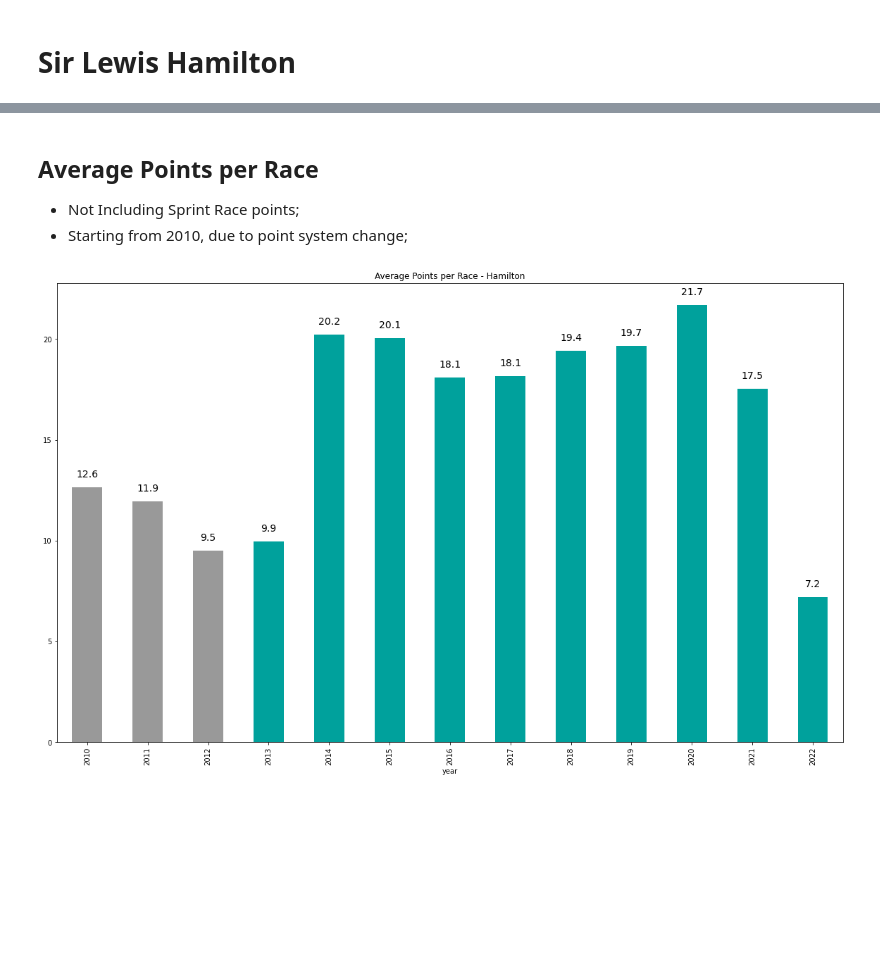
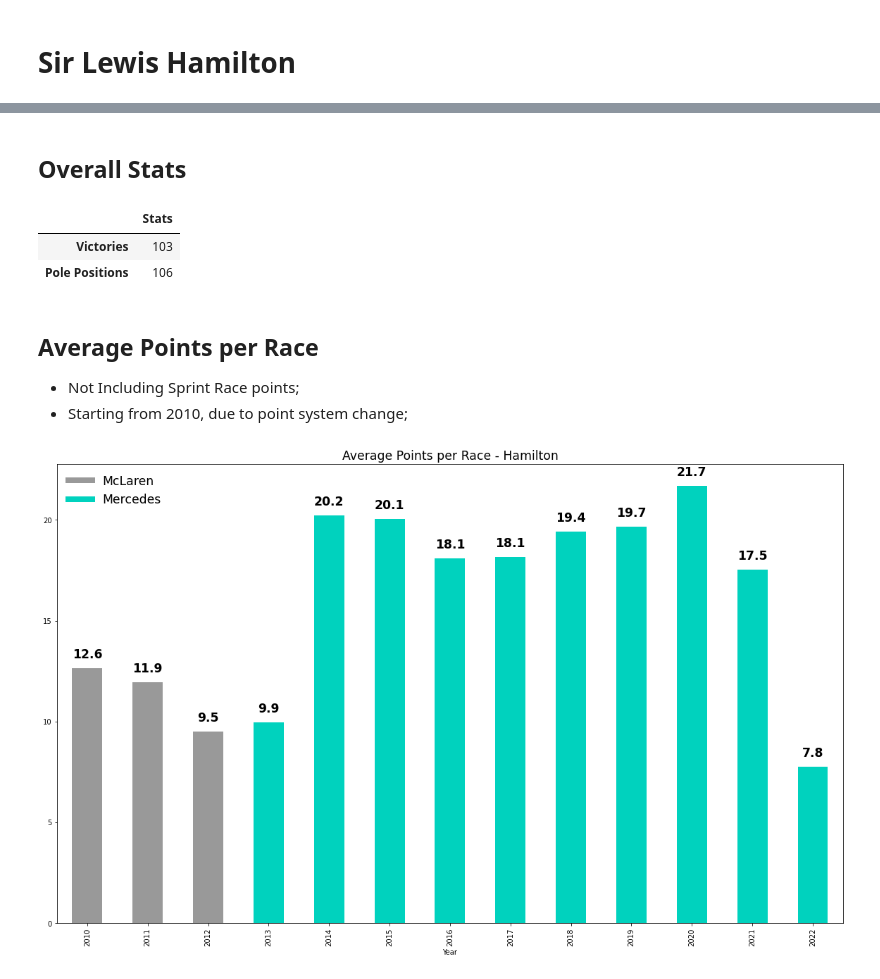
Before and after one commit to meunomemauricio/f1_data, a Jupyter notebook: notebooks/lewis_hamilton.ipynb, the cells around one changed output, grey strips where cells are left out. Saved outputs shown, nothing was run; the diff lists cells and outputs as text; code cells hidden in the pictures; blank space fills up the shorter version.

```diff
--- a/notebooks/lewis_hamilton.ipynb
+++ b/notebooks/lewis_hamilton.ipynb
@@ -55,18 +62,69 @@ colors = [
+# %% [markdown]
+## Overall Stats
+# %%
+victories = len(race_df[race_df["position"] == 1])
+poles = len(qual_df[qual_df["position"] == 1])
+
+pd.DataFrame(
+  data=[victories, poles],
+  index=["Victories", "Pole Positions"],
+  columns=["Stats"]
+)
+# %% [output]
+|  | Stats |
+| Victories | 103 |
+| Pole Positions | 106 |
+# %%
+MCLRN_COLOR = "#999999"  # Use old colors
+MERC_COLOR = TEAM_COLORS["Mercedes"]
+
+colors = [
+  MCLRN_COLOR,
+  MCLRN_COLOR,
+  MCLRN_COLOR,
+  MERC_COLOR,
+  MERC_COLOR,
+  MERC_COLOR,
+  MERC_COLOR,
+  MERC_COLOR,
+  MERC_COLOR,
+  MERC_COLOR,
+  MERC_COLOR,
+  MERC_COLOR,
+  MERC_COLOR,
+]
 # %% [markdown]
 ## Average Points per Race
 
 * Not Including Sprint Race points;
 * Starting from 2010, due to point system change;
 # %%
-avg_pts_by_year = df.groupby("year").mean()["points"]
-ax = avg_pts_by_year.plot(
-  kind="bar",
-  title="Average Points per Race - Hamilton",
-  color=colors,
-  figsize=(20, 12),
+recent_df = race_df[race_df["year"] >= 2010]
+avg_pts_by_year = recent_df.groupby("year").mean()["points"]
+avg_pts_by_year.index.rename("Year", inplace=True)
+ax = avg_pts_by_year.plot(kind="bar", color=colors, figsize=(20, 12))
+ax.set_title('Average Points per Race - Hamilton', fontsize="xx-large")
+
+legend_elem = [
+  Line2D([0], [0], color=MCLRN_COLOR, lw=8, label='McLaren'),
+  Line2D([0], [0], color=MERC_COLOR, lw=8, label='Mercedes'),
+]
+ax.legend(
+  handles=legend_elem,
+  loc="upper left",
+  frameon=False,
+  fontsize="xx-large",
 )
 
+# Draw values on top of bars
 for idx, p in enumerate(avg_pts_by_year):
-  ax.text(idx, p + 0.5, f"{p:0.1f}", ha="center", fontsize=14)
+  ax.text(
+    x=idx,
+    y=p + 0.5,
+    s=f"{p:0.1f}",
+    ha="center",
+    fontsize="xx-large",
+    fontweight="bold",
+  )
 # %% [output]
-[figure, old version]
+[figure, new version]
```
Also changed, not shown: parts of 4 cells of this notebook, 6 other files.
